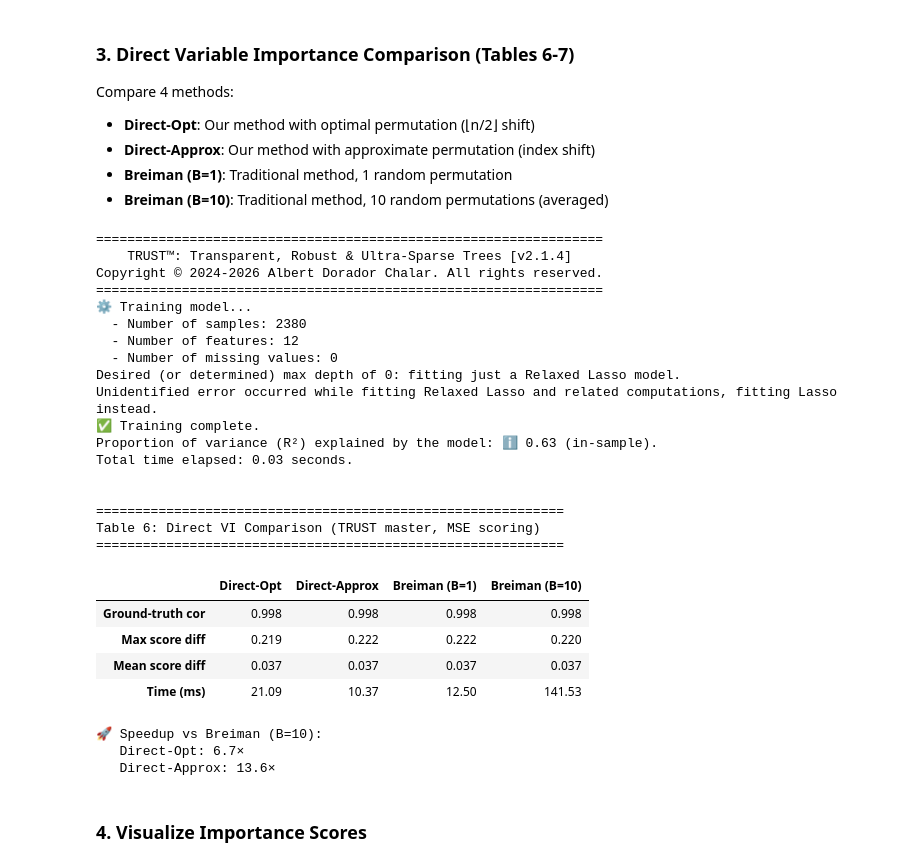
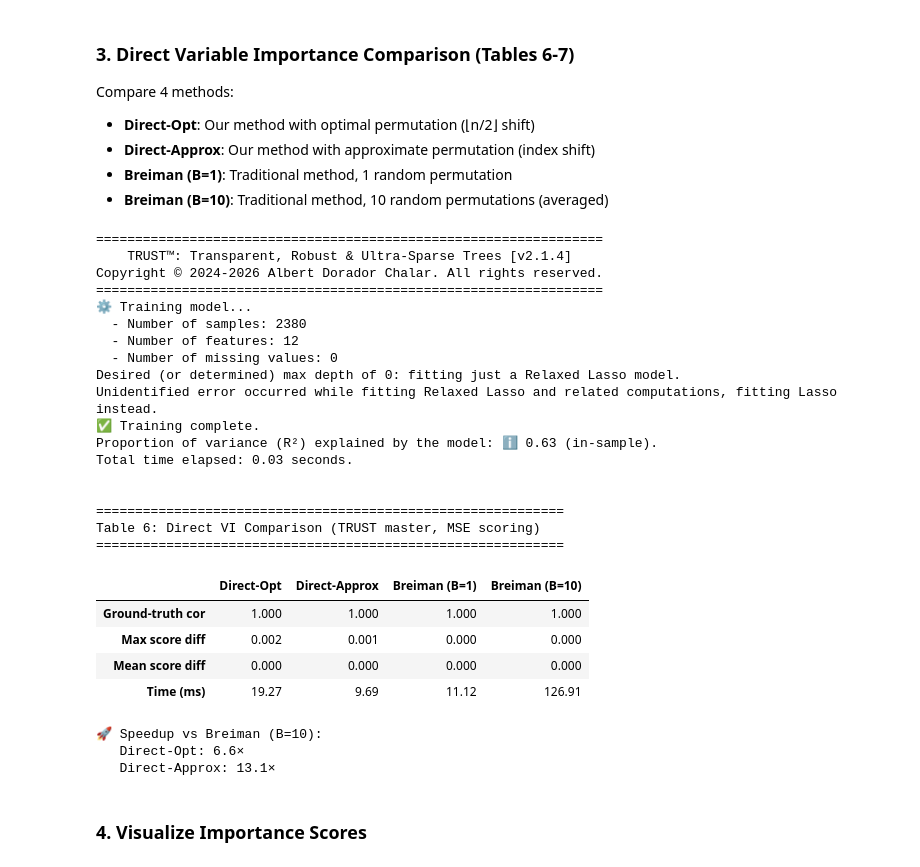
Before and after one commit to IzuiT/permutation-variable-importance, a Jupyter notebook: notebooks/case_studies_tutorial.ipynb, the cells around one changed output. Saved outputs shown, nothing was run; the diff lists cells and outputs as text; code cells hidden in the pictures.

```diff
--- a/notebooks/case_studies_tutorial.ipynb
+++ b/notebooks/case_studies_tutorial.ipynb
@@ -130,20 +130,15 @@ Compare 4 methods:
 from permutation_vi import DirectVariableImportance
 from permutation_vi.case_studies.table_generators import format_vi_comparison_table
 from permutation_vi.case_studies.metrics import compute_vi_comparison_metrics
-from sklearn.inspection import permutation_importance
 import time
 
 # Train TRUST model on full data
 trust_model = models_boston['TRUST']
 trust_model.fit(X_boston, y_boston)
 
-# Get ground truth from RF (for correlation metric)
-from permutation_vi.case_studies.cv_utils import get_cv_fold_predictions
-rf_model = models_boston['RF']
-y_pred_rf = get_cv_fold_predictions(rf_model, X_boston, y_boston, n_folds=10)
-
-dvi_gt = DirectVariableImportance(permutation_type='optimal', scoring_metric='mse')
-gt_scores = dvi_gt.fit(lambda X: get_cv_fold_predictions(rf_model, X, y_boston, 10), X_boston, y_boston)
+# Ground truth: same master model with Breiman-style DVI (B=100)
+dvi_gt = DirectVariableImportance(permutation_type='breiman', scoring_metric='mse', n_repeats=100, random_state=42)
+gt_scores = dvi_gt.fit(trust_model, X_boston, y_boston)
 
 # Method 1: Direct-Optimal
 dvi_opt = DirectVariableImportance(permutation_type='optimal', scoring_metric='mse')
@@ -159,20 +154,18 @@ scores_approx = dvi_approx.fit(trust_model, X_boston, y_boston)
 time_approx = time.time() - start
 metrics_approx = compute_vi_comparison_metrics(gt_scores, scores_approx, time_approx)
 
-# Method 3: Breiman (B=1)
+# Method 3: Breiman (B=1) - DVI with 1 random permutation
+dvi_b1 = DirectVariableImportance(permutation_type='breiman', scoring_metric='mse', n_repeats=1, random_state=42)
 start = time.time()
-perm_imp_1 = permutation_importance(trust_model, X_boston, y_boston, n_repeats=1, random_state=42)
+scores_b1 = dvi_b1.fit(trust_model, X_boston, y_boston)
 time_b1 = time.time() - start
-scores_b1 = np.maximum(perm_imp_1.importances_mean, 0)
-scores_b1 = scores_b1 / scores_b1.sum() if scores_b1.sum() > 0 else scores_b1
 metrics_b1 = compute_vi_comparison_metrics(gt_scores, scores_b1, time_b1)
 
-# Method 4: Breiman (B=10)
+# Method 4: Breiman (B=10) - DVI with 10 random permutations
+dvi_b10 = DirectVariableImportance(permutation_type='breiman', scoring_metric='mse', n_repeats=10, random_state=42)
 start = time.time()
-perm_imp_10 = permutation_importance(trust_model, X_boston, y_boston, n_repeats=10, random_state=42)
+scores_b10 = dvi_b10.fit(trust_model, X_boston, y_boston)
 time_b10 = time.time() - start
-scores_b10 = np.maximum(perm_imp_10.importances_mean, 0)
-scores_b10 = scores_b10 / scores_b10.sum() if scores_b10.sum() > 0 else scores_b10
 metrics_b10 = compute_vi_comparison_metrics(gt_scores, scores_b10, time_b10)
 
 # Display Table 6
@@ -186,40 +179,40 @@ vi_results = {
 table6 = format_vi_comparison_table(vi_results, 'TRUST')
 print("\n" + "="*60)
 print("Table 6: Direct VI Comparison (TRUST master, MSE scoring)")
 print("="*60)
 display(table6)
 
 # Show speedup
 print(f"\n🚀 Speedup vs Breiman (B=10):")
 print(f"   Direct-Opt: {time_b10/time_opt:.1f}×")
 print(f"   Direct-Approx: {time_b10/time_approx:.1f}×")
 # %% [output]
 =================================================================
     TRUST™: Transparent, Robust & Ultra-Sparse Trees [v2.1.4]
 Copyright © 2024-2026 Albert Dorador Chalar. All rights reserved.
 =================================================================
 ⚙️ Training model...
   - Number of samples: 2380
   - Number of features: 12
   - Number of missing values: 0
 Desired (or determined) max depth of 0: fitting just a Relaxed Lasso model.
 Unidentified error occurred while fitting Relaxed Lasso and related computations, fitting Lasso instead.
 ✅ Training complete.
 Proportion of variance (R²) explained by the model: ℹ️ 0.63 (in-sample).
 Total time elapsed: 0.03 seconds.
 
 
 ============================================================
 Table 6: Direct VI Comparison (TRUST master, MSE scoring)
 ============================================================
 |  | Direct-Opt | Direct-Approx | Breiman (B=1) | Breiman (B=10) |
-| Ground-truth cor | 0.998 | 0.998 | 0.998 | 0.998 |
-| Max score diff | 0.219 | 0.222 | 0.222 | 0.220 |
-| Mean score diff | 0.037 | 0.037 | 0.037 | 0.037 |
-| Time (ms) | 21.09 | 10.37 | 12.50 | 141.53 |
+| Ground-truth cor | 1.000 | 1.000 | 1.000 | 1.000 |
+| Max score diff | 0.002 | 0.001 | 0.000 | 0.000 |
+| Mean score diff | 0.000 | 0.000 | 0.000 | 0.000 |
+| Time (ms) | 19.27 | 9.69 | 11.12 | 126.91 |
 🚀 Speedup vs Breiman (B=10):
-   Direct-Opt: 6.7×
-   Direct-Approx: 13.6×
+   Direct-Opt: 6.6×
+   Direct-Approx: 13.1×
 # %% [markdown]
 ### 4. Visualize Importance Scores
 # %%
```
Also changed, not shown: parts of 10 cells of this notebook, 9 other files.
